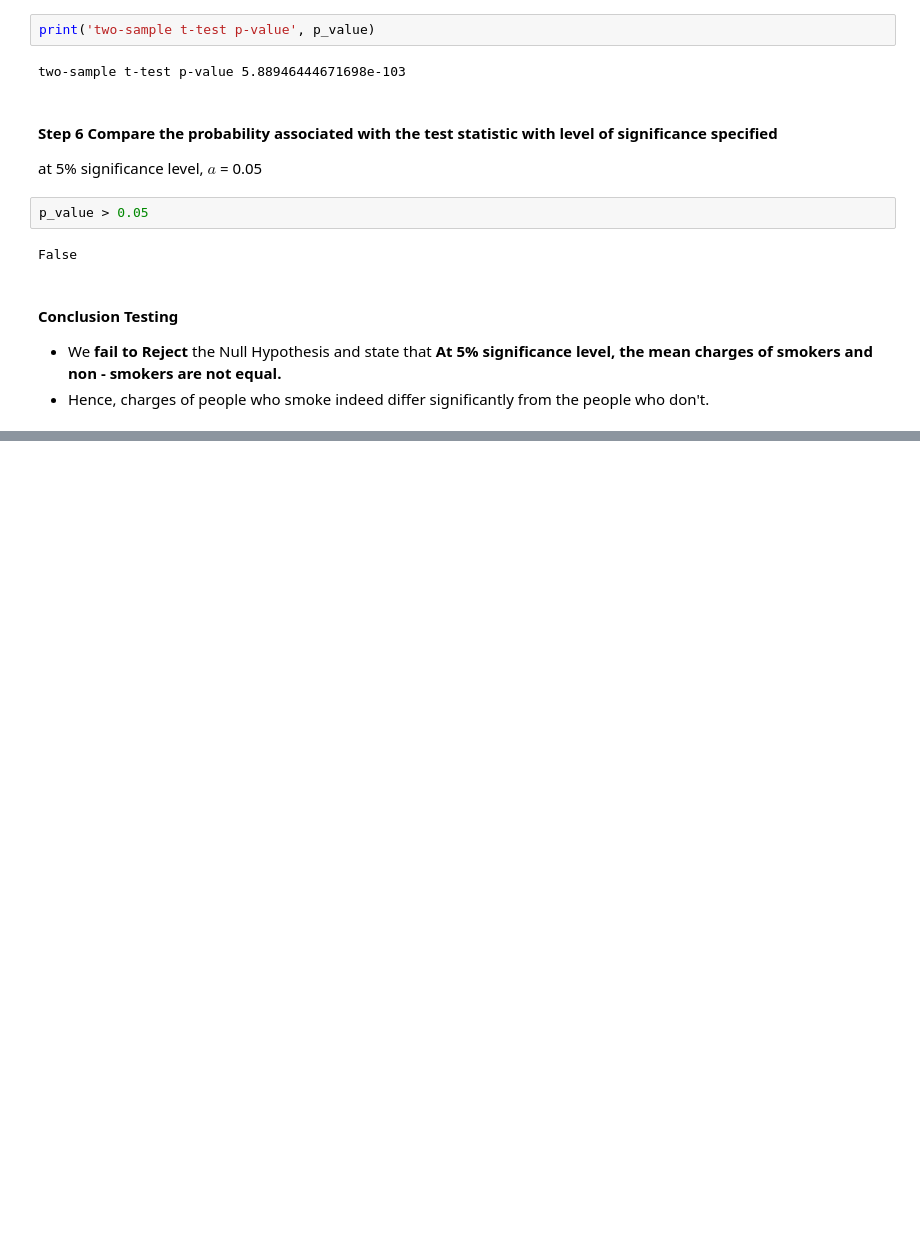
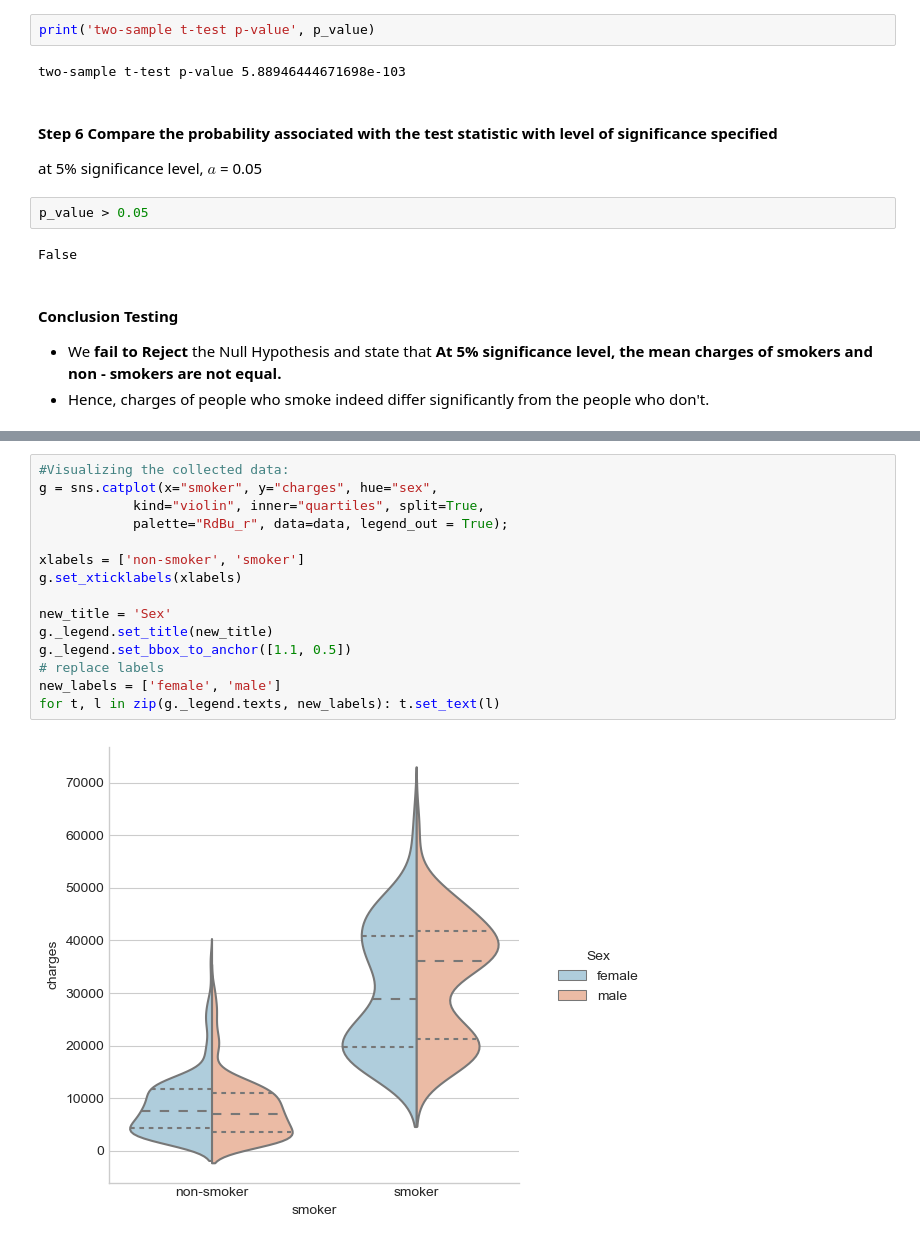
Before and after one commit to DharmayudaFebrianto/Project_DataScience-Pacmann-Academy, a Jupyter notebook: [Batch 14] Project Probability_Pacmann Academy_Dharmayuda Febrianto.ipynb, the cells around one changed output, grey strips where cells are left out. Saved outputs shown, nothing was run; the diff lists cells and outputs as text; blank space fills up the shorter version.

Commit message:
Update Project Probabilty Data Science terbaru

```diff
--- a/[Batch 14] Project Probability_Pacmann Academy_Dharmayuda Febrianto.ipynb
+++ b/[Batch 14] Project Probability_Pacmann Academy_Dharmayuda Febrianto.ipynb
@@ -567,0 +610,17 @@ False
+# %%
+#Visualizing the collected data:
+g = sns.catplot(x="smoker", y="charges", hue="sex",
+            kind="violin", inner="quartiles", split=True,
+            palette="RdBu_r", data=data, legend_out = True);
+
+xlabels = ['non-smoker', 'smoker']
+g.set_xticklabels(xlabels)
+
+new_title = 'Sex'
+g._legend.set_title(new_title)
+g._legend.set_bbox_to_anchor([1.1, 0.5])
+# replace labels
+new_labels = ['female', 'male']
+for t, l in zip(g._legend.texts, new_labels): t.set_text(l)
+# %% [output]
+[figure, added]
```
Also changed, not shown: parts of 34 cells of this notebook.
